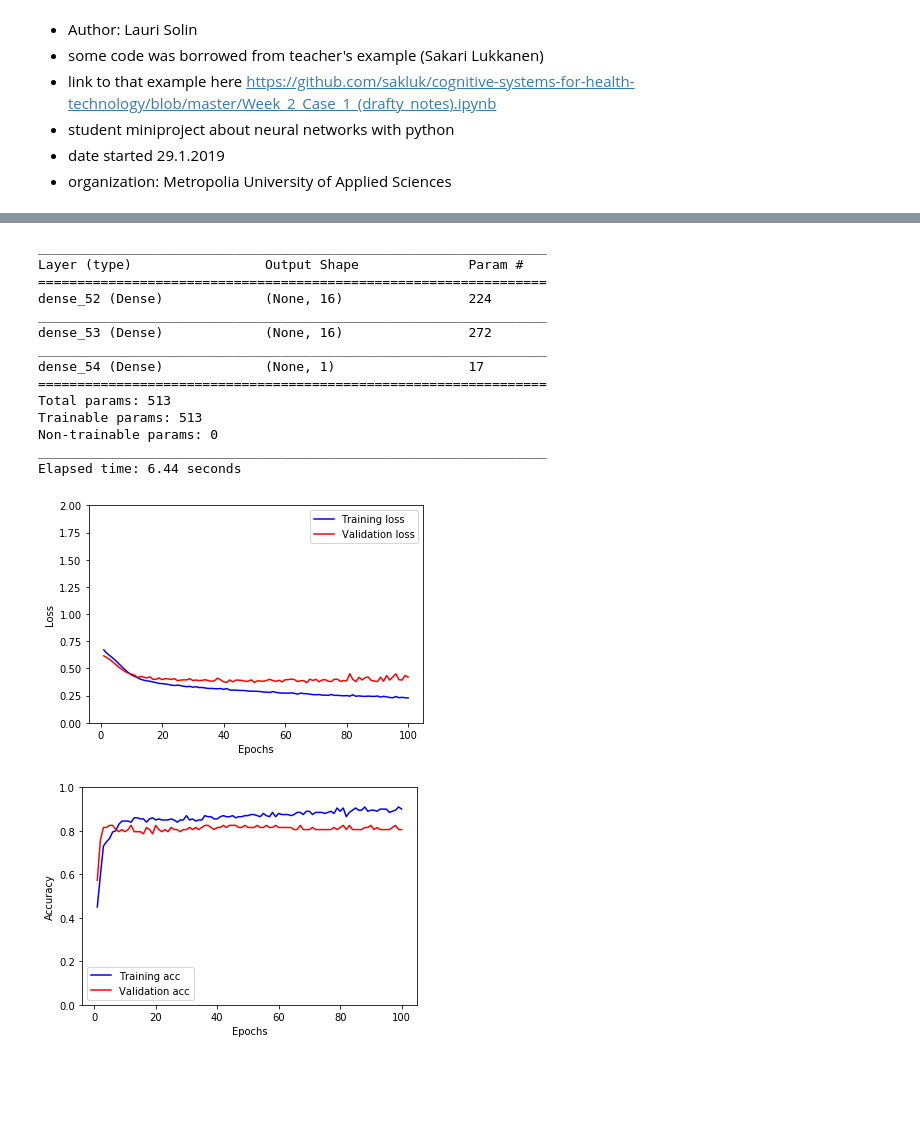
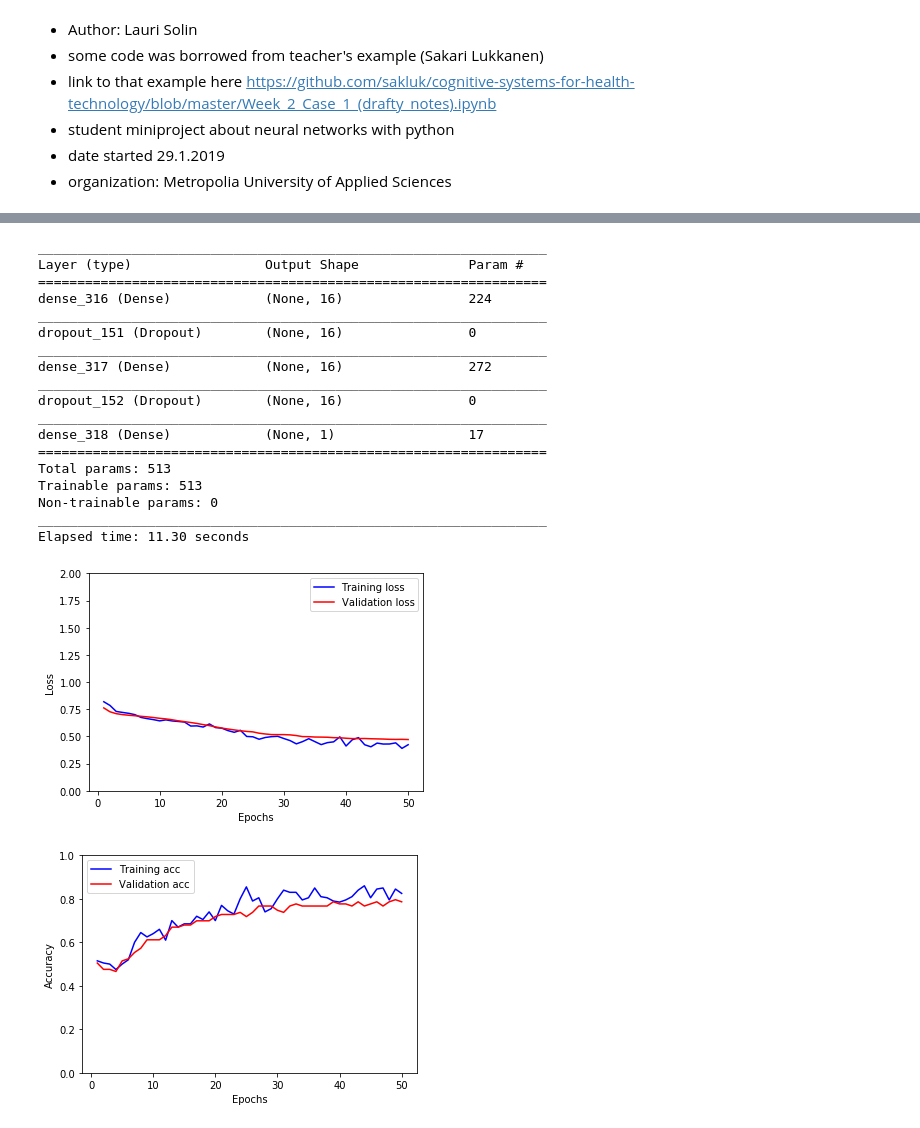
Before and after one commit to late347/cognitive-systems-health-applications, a Jupyter notebook: NeuralNetworks_case1_v1.ipynb, the cells around one changed output, grey strips where cells are left out. Saved outputs shown, nothing was run; the diff lists cells and outputs as text; code cells hidden in the pictures; blank space fills up the shorter version.

```diff
--- a/NeuralNetworks_case1_v1.ipynb
+++ b/NeuralNetworks_case1_v1.ipynb
@@ -160,16 +183,22 @@ Name: num, Length: 303, dtype: float64
 train_data = df_norm[:200]
 validate_data = df_norm[200:]
 
-# get labels from groundTruth series
+
+
+# get the labels from groundTruth series
 # OneHotLabels should not be necessary as it is binary classification
 train_labels = groundTruth[:200]
 validate_labels = groundTruth[200:]
+
+
 
 # build model according to basic format from chollets chapter_4 bin_classification
 # of IMDB- movie reviews
 model = models.Sequential()
 model.add(layers.Dense(16, activation='relu', input_shape=(13,)))
+model.add(layers.Dropout(0.4))
 model.add(layers.Dense(16, activation='relu'))
+model.add(layers.Dropout(0.4))
 model.add(layers.Dense(1, activation='sigmoid'))
 model.summary()
 
@@ -182,8 +211,8 @@ model.compile(optimizer = 'adam',
 # traing the model
 t_start = time.time()
 history = model.fit(train_data, train_labels,
-                    epochs = 100,
-                    batch_size = 5,
+                    epochs = 50,
+                    batch_size = 10,
                     verbose = 0,
                     validation_data = (validate_data, validate_labels))
 
@@ -205,36 +234,40 @@ epochs = range(1, len(loss_values) + 1)
 plt.figure()
 plt.plot(epochs, loss_values, 'b', label='Training loss')
 plt.plot(epochs, val_loss_values, 'r', label='Validation loss')
 plt.xlabel('Epochs')
 plt.ylabel('Loss')
 plt.ylim([0, 2])
 plt.legend()
 plt.show()
 
 
 # Visualize the accuracy
 plt.figure()
 plt.plot(epochs, acc_values, 'b', label='Training acc')
 plt.plot(epochs, val_acc_values, 'r', label='Validation acc')
 plt.xlabel('Epochs')
 plt.ylabel('Accuracy')
 plt.ylim([0, 1])
 plt.legend()
 plt.show()
 # %% [output]
 _________________________________________________________________
 Layer (type)                 Output Shape              Param #
 =================================================================
-dense_52 (Dense)             (None, 16)                224
+dense_316 (Dense)            (None, 16)                224
 _________________________________________________________________
-dense_53 (Dense)             (None, 16)                272
+dropout_151 (Dropout)        (None, 16)                0
 _________________________________________________________________
-dense_54 (Dense)             (None, 1)                 17
+dense_317 (Dense)            (None, 16)                272
+_________________________________________________________________
+dropout_152 (Dropout)        (None, 16)                0
+_________________________________________________________________
+dense_318 (Dense)            (None, 1)                 17
 =================================================================
 Total params: 513
 Trainable params: 513
 Non-trainable params: 0
 _________________________________________________________________
-Elapsed time: 6.44 seconds
+Elapsed time: 11.30 seconds
-[figure, old version]
+[figure, new version]
-[figure, old version]
+[figure, new version]
```
Also changed, not shown: parts of 11 cells of this notebook.
